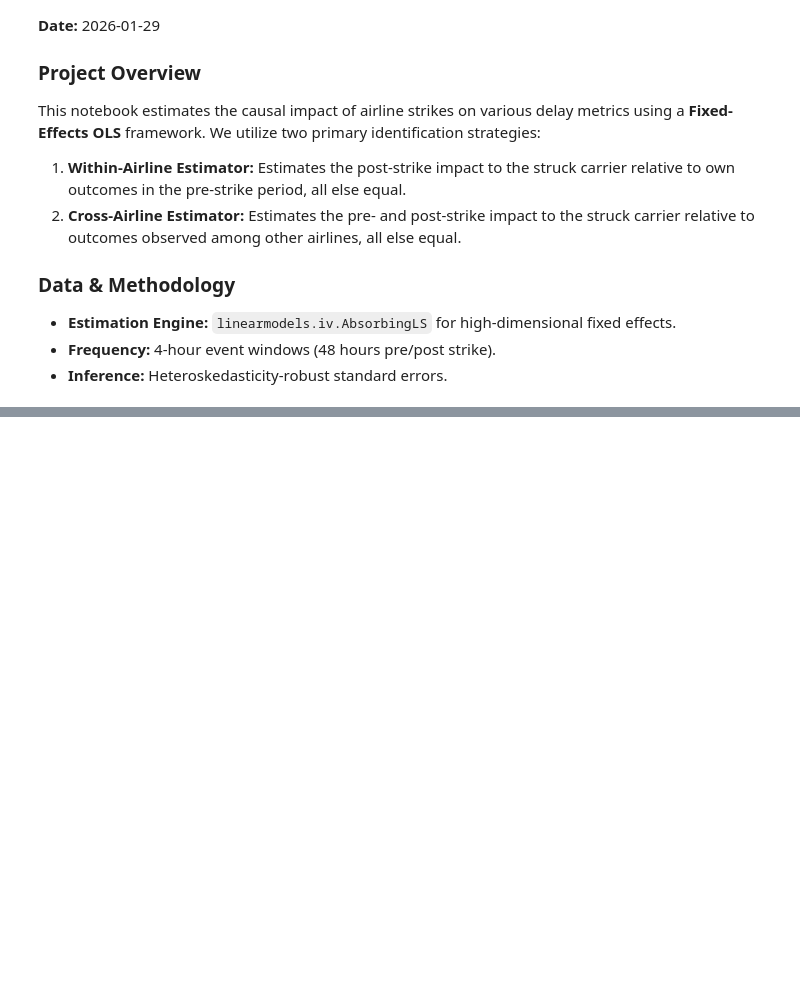
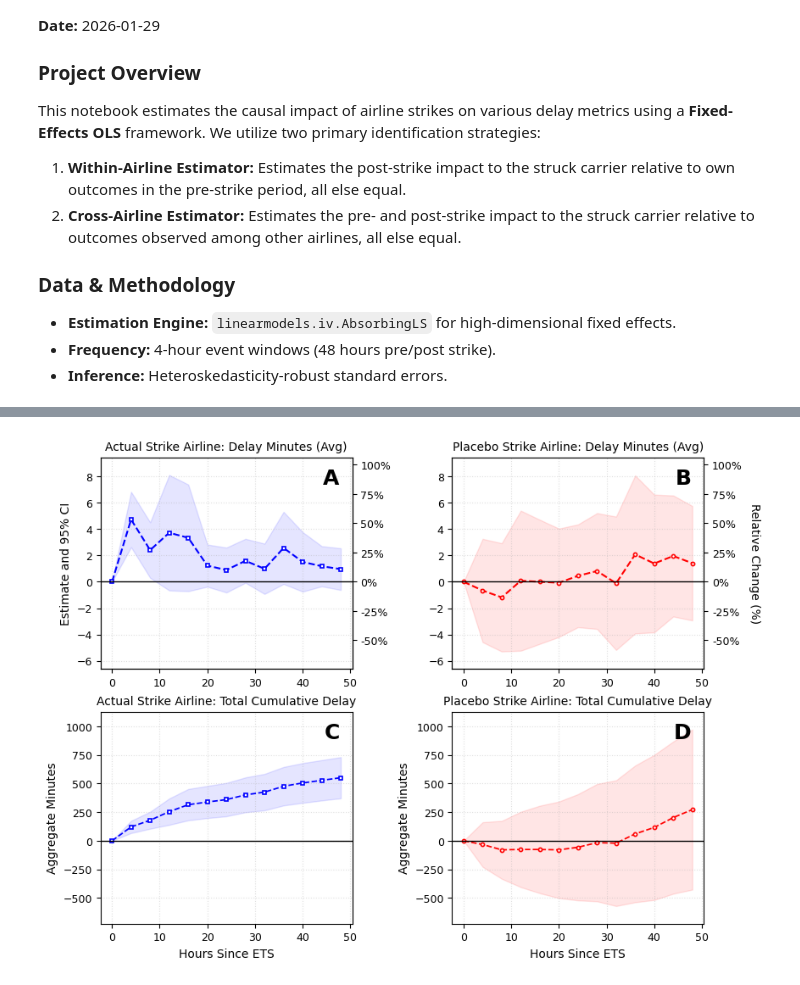
Before and after one commit to levialtringer/wildlife_strike_network_effects, a Jupyter notebook: 02_modeling_tables_and_figures.ipynb, the cells around one changed output, grey strips where cells are left out. Saved outputs shown, nothing was run; the diff lists cells and outputs as text; code cells hidden in the pictures; blank space fills up the shorter version.

```diff
--- a/02_modeling_tables_and_figures.ipynb
+++ b/02_modeling_tables_and_figures.ipynb
@@ -767,4 +844,6 @@ plot_actual_vs_placebo_comparison('results/actual/non_damaging_departure_departu
 # %%
-plot_actual_vs_placebo_comparison('results/actual/non_damaging_departure_departure_delay_minutes.csv',
-                                  'results/placebo/non_damaging_departure_departure_delay_minutes.csv',
+plot_actual_vs_placebo_comparison('bootstrap_results/actual/damaging_departure_departure_delay_minutes.csv',
+                                  'bootstrap_results/placebo/damaging_departure_departure_delay_minutes.csv',
                                   master_df, damage=1, arrival_departure='Departure')
+# %% [output]
+[figure, added]
```
Also changed, not shown: parts of 10 cells of this notebook, 10 other files.
